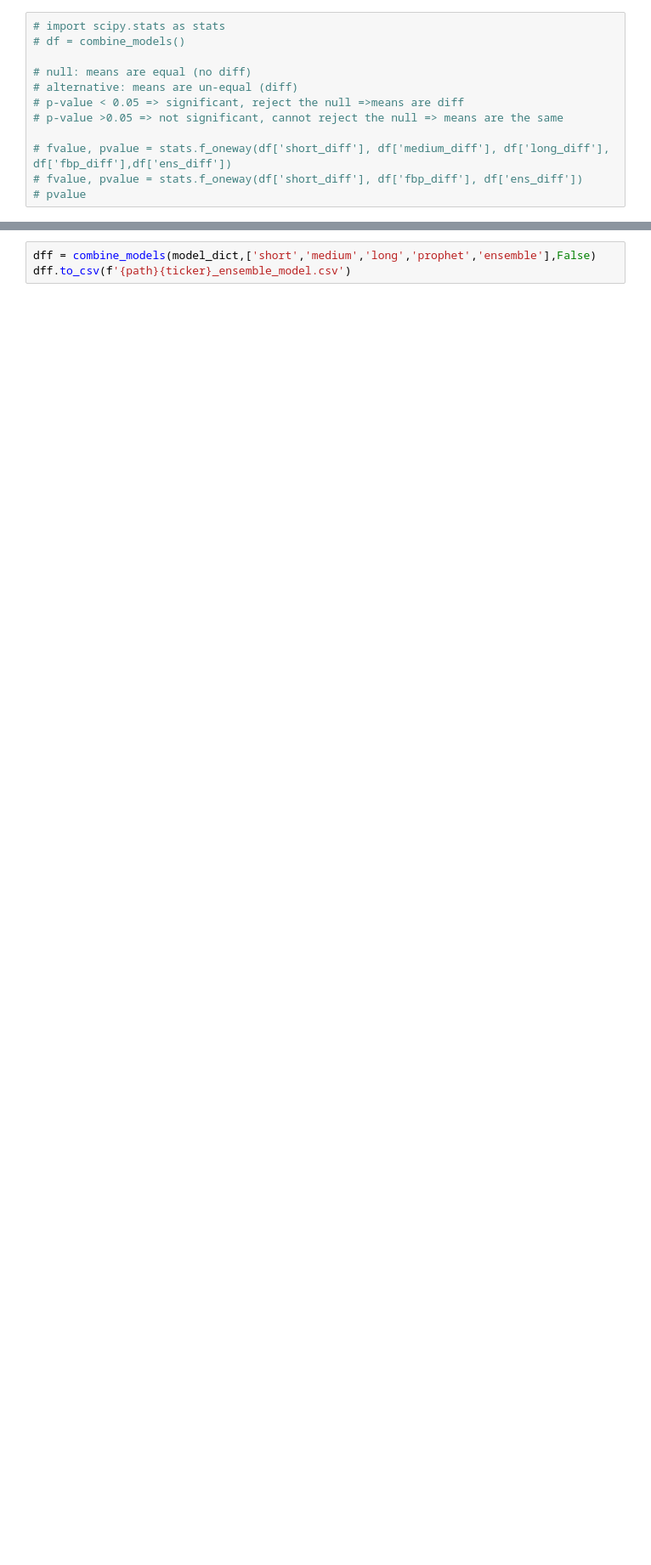
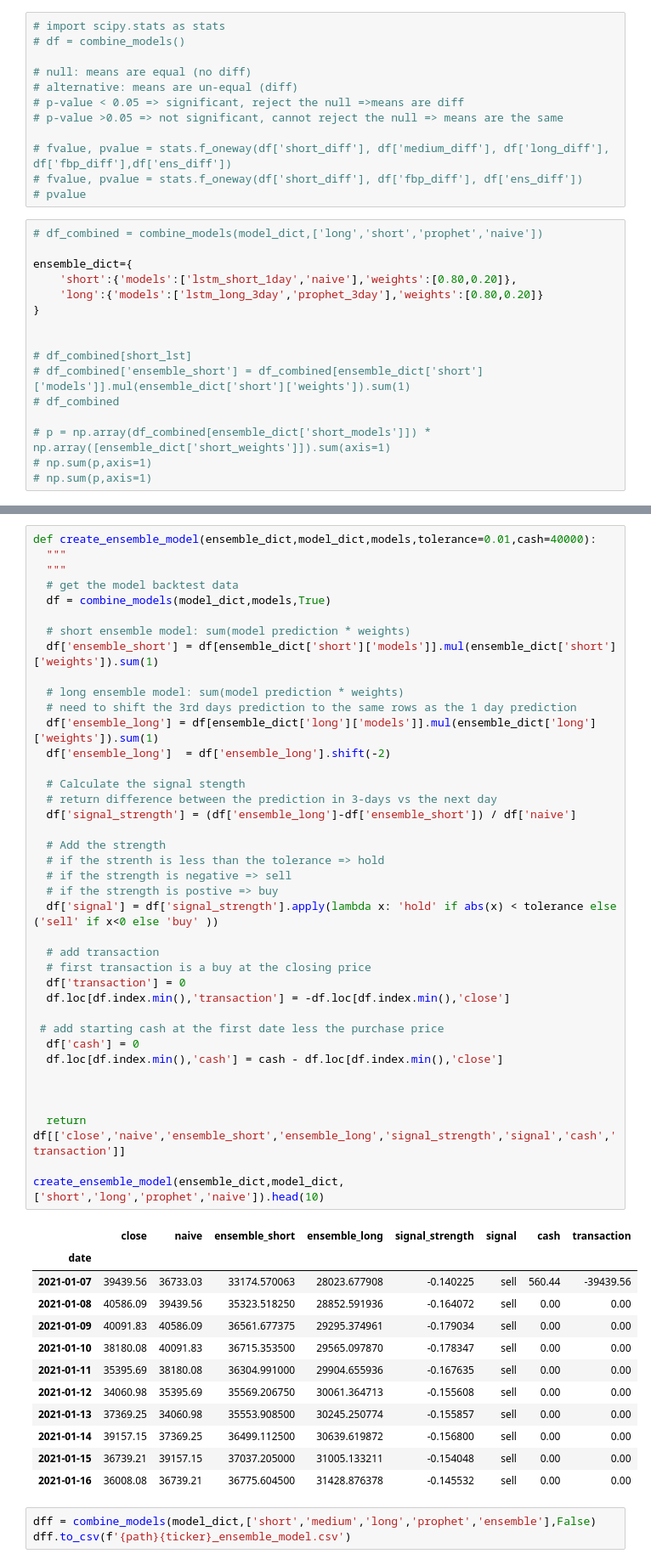
Before and after one commit to kconstable/crypto-ensemble-model-predictions, a Jupyter notebook: models.ipynb, the cells around one changed output, grey strips where cells are left out. Shown at 85% size. Saved outputs shown, nothing was run; the diff lists cells and outputs as text; blank space fills up the shorter version.

Commit message:
Ensemble Methods + updated the combine models function + added a function to create the long/short ensemble models (WIP)

```diff
--- a/models.ipynb
+++ b/models.ipynb
@@ -2186,3 +2179,19 @@ plot_error_distributions(['short','medium','long','prophet','ensemble'],model_di
 # fvalue, pvalue = stats.f_oneway(df['short_diff'], df['medium_diff'], df['long_diff'], df['fbp_diff'],df['ens_diff'])
 # fvalue, pvalue = stats.f_oneway(df['short_diff'], df['fbp_diff'], df['ens_diff'])
 # pvalue
+# %%
+# df_combined = combine_models(model_dict,['long','short','prophet','naive'])
+
+ensemble_dict={
+    'short':{'models':['lstm_short_1day','naive'],'weights':[0.80,0.20]},
+    'long':{'models':['lstm_long_3day','prophet_3day'],'weights':[0.80,0.20]}
+}
+
+
+# df_combined[short_lst]
+# df_combined['ensemble_short'] = df_combined[ensemble_dict['short']['models']].mul(ensemble_dict['short']['weights']).sum(1)
+# df_combined
+
+# p = np.array(df_combined[ensemble_dict['short_models']]) * np.array([ensemble_dict['short_weights']]).sum(axis=1)
+# np.sum(p,axis=1)
+# np.sum(p,axis=1)
@@ -2189,3 +2204,55 @@ plot_error_distributions(['short','medium','long','prophet','ensemble'],model_di
+# %%
+def create_ensemble_model(ensemble_dict,model_dict,models,tolerance=0.01,cash=40000):
+  """
+  """
+  # get the model backtest data
+  df = combine_models(model_dict,models,True)
+
+  # short ensemble model: sum(model prediction * weights)
+  df['ensemble_short'] = df[ensemble_dict['short']['models']].mul(ensemble_dict['short']['weights']).sum(1)
+
+  # long ensemble model: sum(model prediction * weights)
+  # need to shift the 3rd days prediction to the same rows as the 1 day prediction
+  df['ensemble_long'] = df[ensemble_dict['long']['models']].mul(ensemble_dict['long']['weights']).sum(1)
+  df['ensemble_long']  = df['ensemble_long'].shift(-2)
+
+  # Calculate the signal stength
+  # return difference between the prediction in 3-days vs the next day
+  df['signal_strength'] = (df['ensemble_long']-df['ensemble_short']) / df['naive']
+
+  # Add the strength
+  # if the strenth is less than the tolerance => hold
+  # if the strength is negative => sell
+  # if the strength is postive => buy
+  df['signal'] = df['signal_strength'].apply(lambda x: 'hold' if abs(x) < tolerance else ('sell' if x<0 else 'buy' ))
+
+  # add transaction
+  # first transaction is a buy at the closing price
+  df['transaction'] = 0
+  df.loc[df.index.min(),'transaction'] = -df.loc[df.index.min(),'close']
+
+ # add starting cash at the first date less the purchase price
+  df['cash'] = 0
+  df.loc[df.index.min(),'cash'] = cash - df.loc[df.index.min(),'close']
+
+
+
+  return df[['close','naive','ensemble_short','ensemble_long','signal_strength','signal','cash','transaction']]
+
+create_ensemble_model(ensemble_dict,model_dict,['short','long','prophet','naive']).head(10)
+# %% [output]
+|  | close | naive | ensemble_short | ensemble_long | signal_strength | signal | cash | transaction |
+| date |  |  |  |  |  |  |  |  |
+| 2021-01-07 | 39439.56 | 36733.03 | 33174.570063 | 28023.677908 | -0.140225 | sell | 560.44 | -39439.56 |
+| 2021-01-08 | 40586.09 | 39439.56 | 35323.518250 | 28852.591936 | -0.164072 | sell | 0.00 | 0.00 |
+| 2021-01-09 | 40091.83 | 40586.09 | 36561.677375 | 29295.374961 | -0.179034 | sell | 0.00 | 0.00 |
+| 2021-01-10 | 38180.08 | 40091.83 | 36715.353500 | 29565.097870 | -0.178347 | sell | 0.00 | 0.00 |
+| 2021-01-11 | 35395.69 | 38180.08 | 36304.991000 | 29904.655936 | -0.167635 | sell | 0.00 | 0.00 |
+| 2021-01-12 | 34060.98 | 35395.69 | 35569.206750 | 30061.364713 | -0.155608 | sell | 0.00 | 0.00 |
+| 2021-01-13 | 37369.25 | 34060.98 | 35553.908500 | 30245.250774 | -0.155857 | sell | 0.00 | 0.00 |
+| 2021-01-14 | 39157.15 | 37369.25 | 36499.112500 | 30639.619872 | -0.156800 | sell | 0.00 | 0.00 |
+| 2021-01-15 | 36739.21 | 39157.15 | 37037.205000 | 31005.133211 | -0.154048 | sell | 0.00 | 0.00 |
+| 2021-01-16 | 36008.08 | 36739.21 | 36775.604500 | 31428.876378 | -0.145532 | sell | 0.00 | 0.00 |
 # %%
 dff = combine_models(model_dict,['short','medium','long','prophet','ensemble'],False)
 dff.to_csv(f'{path}{ticker}_ensemble_model.csv')
```
Also changed, not shown: parts of 13 cells of this notebook.
